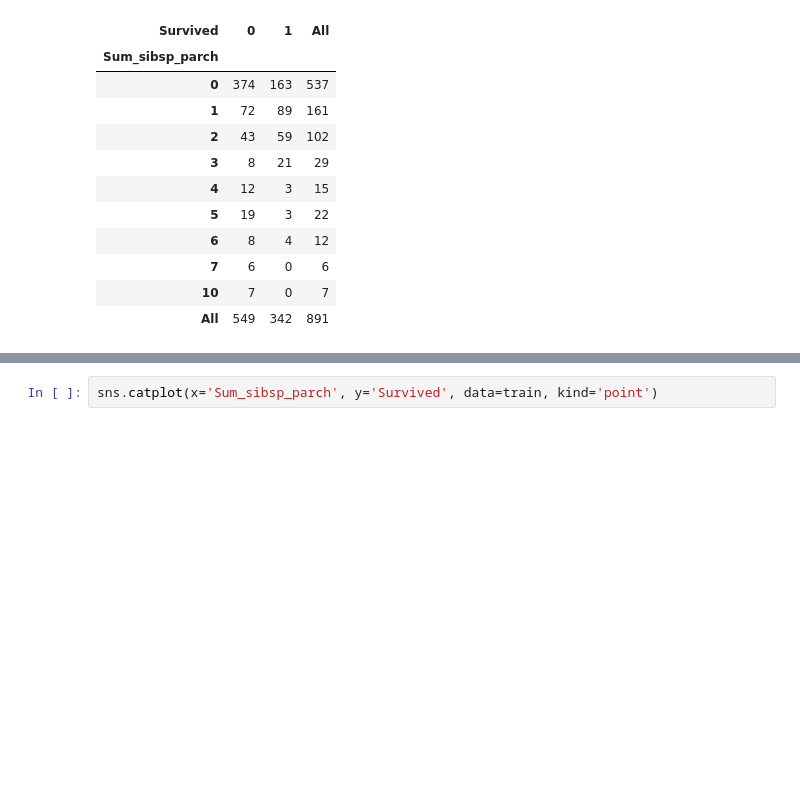
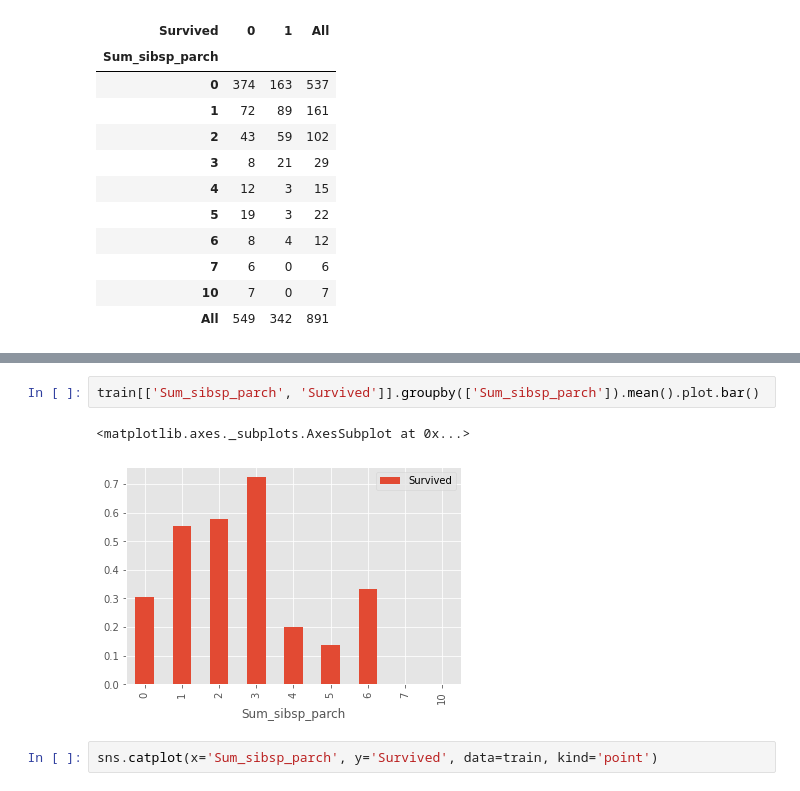
Before and after one commit to LeeSeungwon89/Kaggle_Dacon_Practice, a Jupyter notebook: Titanic_EDA.ipynb, the cells around one changed output, grey strips where cells are left out. Saved outputs shown, nothing was run; the diff lists cells and outputs as text; blank space fills up the shorter version.

```diff
--- a/Titanic_EDA.ipynb
+++ b/Titanic_EDA.ipynb
@@ -393,3 +417,8 @@ pd.crosstab(train['Sum_sibsp_parch'], train['Survived'], margins=True)
+# %%
+train[['Sum_sibsp_parch', 'Survived']].groupby(['Sum_sibsp_parch']).mean().plot.bar()
+# %% [output]
+<matplotlib.axes._subplots.AxesSubplot at 0x...>
+[figure, added]
 # %%
 sns.catplot(x='Sum_sibsp_parch', y='Survived', data=train, kind='point')
 # %% [output]
```
Also changed, not shown: parts of 7 cells of this notebook.
